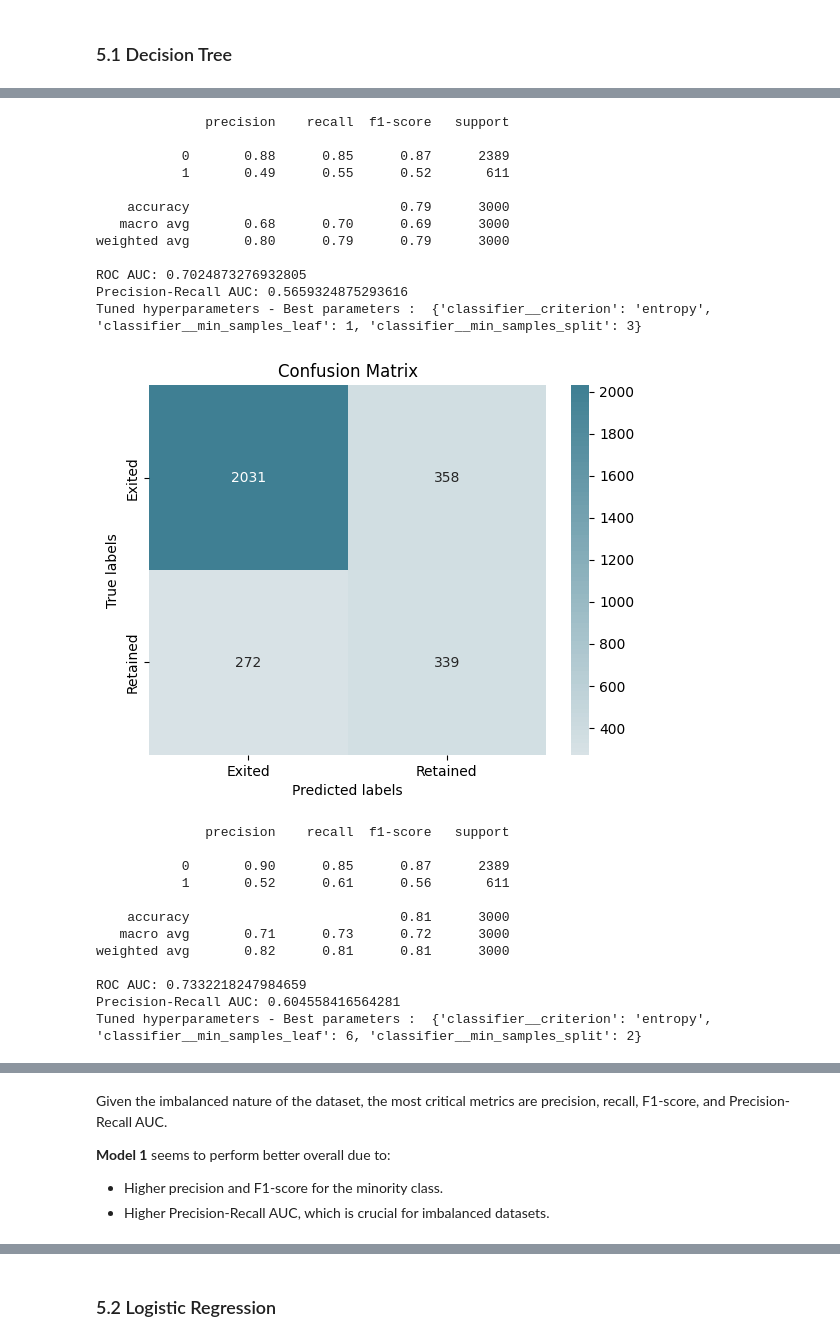
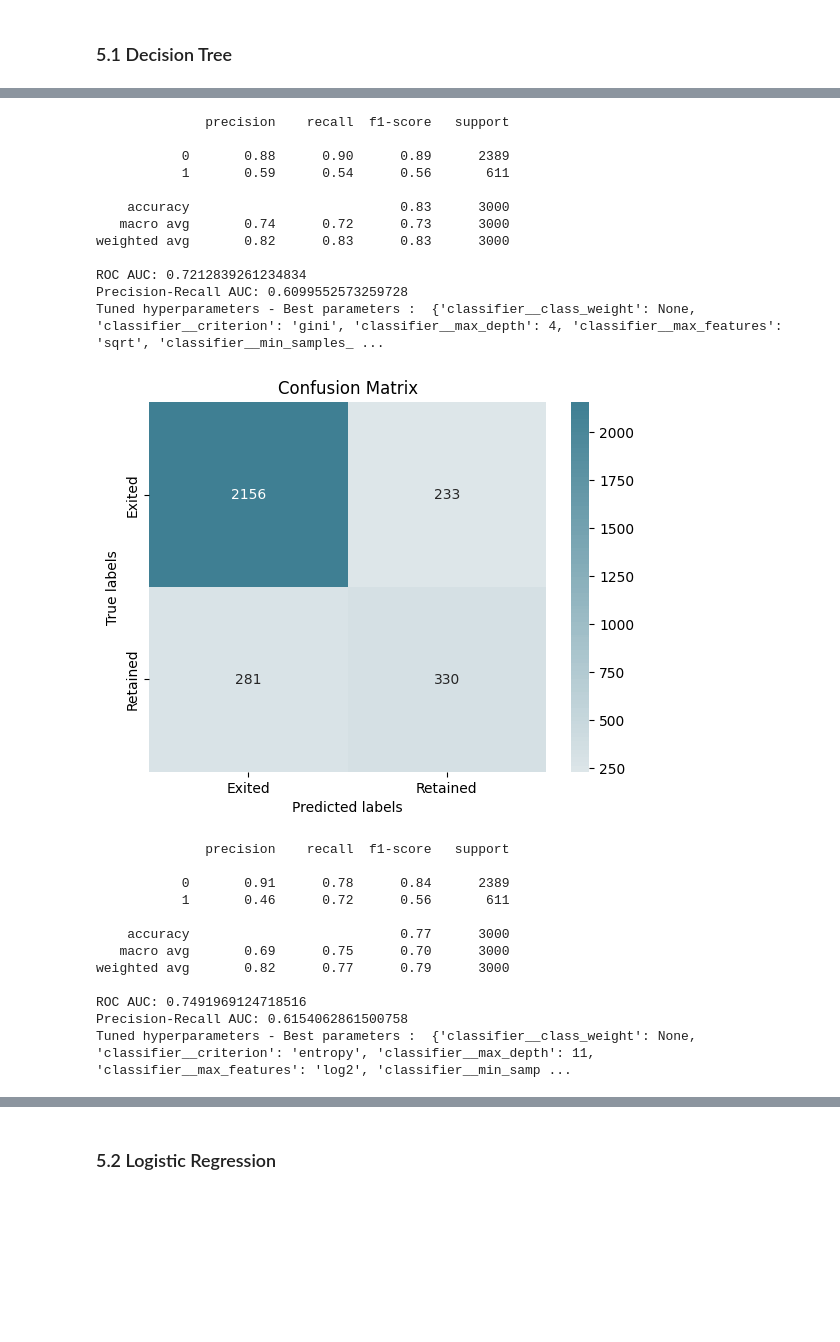
Before and after one commit to Abderrahmane-Chafi/BankCustomerChurnAnalysis, a Jupyter notebook: notebook794dc85e40.ipynb, the cells around one changed output, grey strips where cells are left out. Drawn from its saved outputs; the diff is of its cells as text; code cells hidden in the pictures; blank space fills up the shorter version.

Commit message:
Version 1 ~ Hyperparameters tuning | One-Hot Encoding

```diff
--- a/notebook794dc85e40.ipynb
+++ b/notebook794dc85e40.ipynb
@@ -529,8 +529,11 @@ stratified_kf = StratifiedKFold(n_splits=5, shuffle=True, random_state=42)
 # %%
 parameters_tree = {
     'classifier__criterion': ['gini', 'entropy'],
+    'classifier__max_depth': [3, 4, 5, 6, 7, 9, 11],
+    'classifier__min_samples_split': [2, 3, 4, 5, 6, 7],
     'classifier__min_samples_leaf': [1, 2, 4, 6, 8],
-    'classifier__min_samples_split': [2, 3, 4, 5, 6, 7],
+    'classifier__max_features': ['sqrt', 'log2'],
+    'classifier__class_weight': [None, 'balanced']
 }
 
 pipeline_tree= Pipeline([
@@ -579,25 +582,25 @@ Tuned hyperparameters - Best parameters :  {'classifier__criterion': 'gini', 'cl
               precision    recall  f1-score   support
 
-           0       0.88      0.85      0.87      2389
-           1       0.49      0.55      0.52       611
+           0       0.88      0.90      0.89      2389
+           1       0.59      0.54      0.56       611
 
-    accuracy                           0.79      3000
-   macro avg       0.68      0.70      0.69      3000
-weighted avg       0.80      0.79      0.79      3000
+    accuracy                           0.83      3000
+   macro avg       0.74      0.72      0.73      3000
+weighted avg       0.82      0.83      0.83      3000
 
-ROC AUC: 0.7024873276932805
-Precision-Recall AUC: 0.5659324875293616
-Tuned hyperparameters - Best parameters :  {'classifier__criterion': 'entropy', 'classifier__min_samples_leaf': 1, 'classifier__min_samples_split': 3}
+ROC AUC: 0.7212839261234834
+Precision-Recall AUC: 0.6099552573259728
+Tuned hyperparameters - Best parameters :  {'classifier__class_weight': None, 'classifier__criterion': 'gini', 'classifier__max_depth': 4, 'classifier__max_features': 'sqrt', 'classifier__min_samples_ ...
-[figure, old version]
+[figure, new version]
               precision    recall  f1-score   support
 
-           0       0.90      0.85      0.87      2389
-           1       0.52      0.61      0.56       611
+           0       0.91      0.78      0.84      2389
+           1       0.46      0.72      0.56       611
 
-    accuracy                           0.81      3000
-   macro avg       0.71      0.73      0.72      3000
-weighted avg       0.82      0.81      0.81      3000
+    accuracy                           0.77      3000
+   macro avg       0.69      0.75      0.70      3000
+weighted avg       0.82      0.77      0.79      3000
 
-ROC AUC: 0.7332218247984659
-Precision-Recall AUC: 0.604558416564281
-Tuned hyperparameters - Best parameters :  {'classifier__criterion': 'entropy', 'classifier__min_samples_leaf': 6, 'classifier__min_samples_split': 2}
+ROC AUC: 0.7491969124718516
+Precision-Recall AUC: 0.6154062861500758
+Tuned hyperparameters - Best parameters :  {'classifier__class_weight': None, 'classifier__criterion': 'entropy', 'classifier__max_depth': 11, 'classifier__max_features': 'log2', 'classifier__min_samp ...
@@ -618,7 +620,0 @@ Tuned hyperparameters - Best parameters :  {'classifier__criterion': 'gini', 'cl
-# %% [markdown]
-Given the imbalanced nature of the dataset, the most critical metrics are precision, recall, F1-score, and Precision-Recall AUC.
-
-**Model 1** seems to perform better overall due to:
-
-- Higher precision and F1-score for the minority class.
-- Higher Precision-Recall AUC, which is crucial for imbalanced datasets.
```
Also changed, not shown: parts of 15 cells of this notebook.
